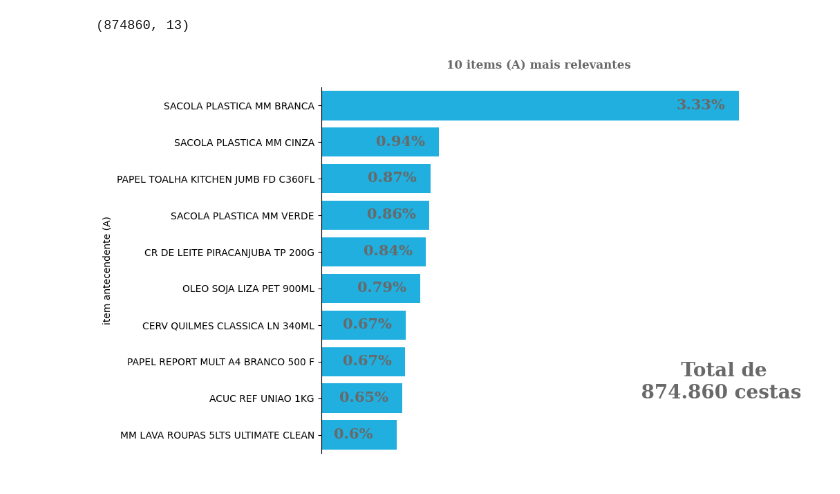
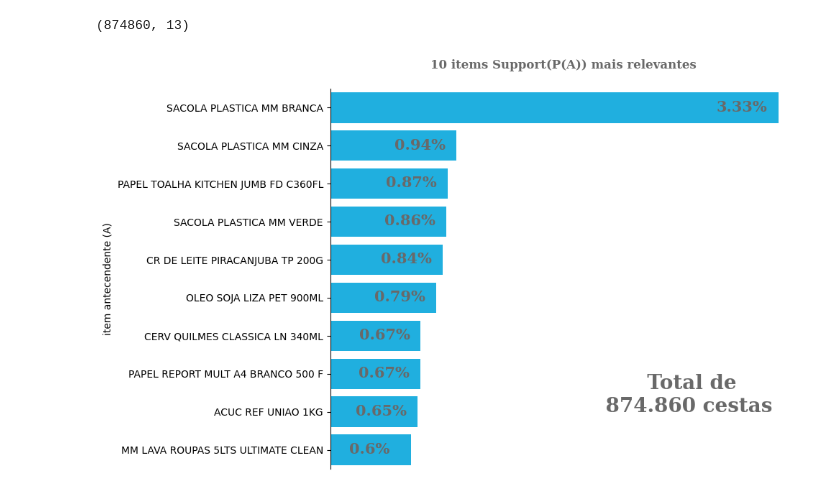
Before and after one commit to rafaelfabri/case, a Jupyter notebook: notebooks/parte_1_analytics.ipynb, the cells around one changed output. Drawn from its saved outputs; the diff is of its cells as text; code cells hidden in the pictures.

```diff
--- a/notebooks/parte_1_analytics.ipynb
+++ b/notebooks/parte_1_analytics.ipynb
@@ -595,37 +595,37 @@ font2 = FontProperties()
 font2.set_family('serif')
 font2.set_name('serif')
 font2.set_weight('bold')
 font2.set_size(12)
 
 
 x = df_support_A['support_antecede'] * 100
 y = df_support_A['antecede']
 
 fig, ax = plt.subplots(figsize = (10, 6))
 
 sns.barplot(x = x, y = y, ax = ax, color = '#00BFFF')
 
-ax.set_title('10 items (A) mais relevantes \n', fontproperties = font2, color = '#696969')
+ax.set_title('10 items Support(P(A)) mais relevantes \n', fontproperties = font2, color = '#696969')
 
 ax.set_ylabel('item antecendente (A)')
 
 for axis in ['bottom', 'right', 'top']:
     ax.spines[axis].set_color(None)
 
 ax.tick_params(axis = 'x', labelbottom = False, bottom = False)
 
 ax.set_xlabel('')
 
 for i in range(0, len(x), 1):
-    ax.text(x = x[i] - 0.50, y = i + 0.1, s = str(round(x[i], 2)) + '%', fontproperties = font, color = '#696969')
+    ax.text(x = x[i] - 0.46, y = i + 0.1, s = str(round(x[i], 2)) + '%', fontproperties = font, color = '#696969')
 
-ax.text(x = 2.5, y = 8, s = '       Total de \n 874.860 cestas',  fontproperties = font1, color = '#696969')
+ax.text(x = 2.0, y = 8, s = '       Total de \n 874.860 cestas',  fontproperties = font1, color = '#696969')
 
 fig.tight_layout();
 
 fig.savefig('10_items_mais_relevantes.png', dpi = 300)
 # %% [output]
-[figure, old version]
+[figure, new version]
 # %%
 df_final.sort_values(by = 'lift')[0:10]
 # %% [output]
```
Also changed, not shown: 8 other files.
